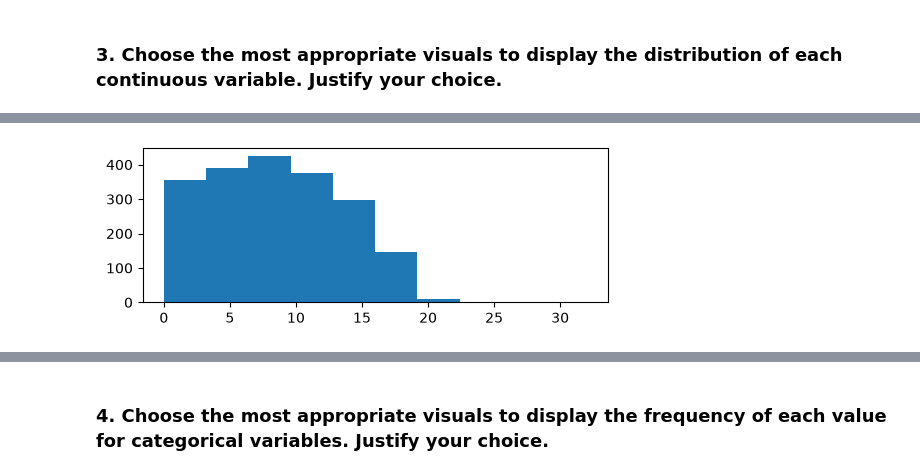
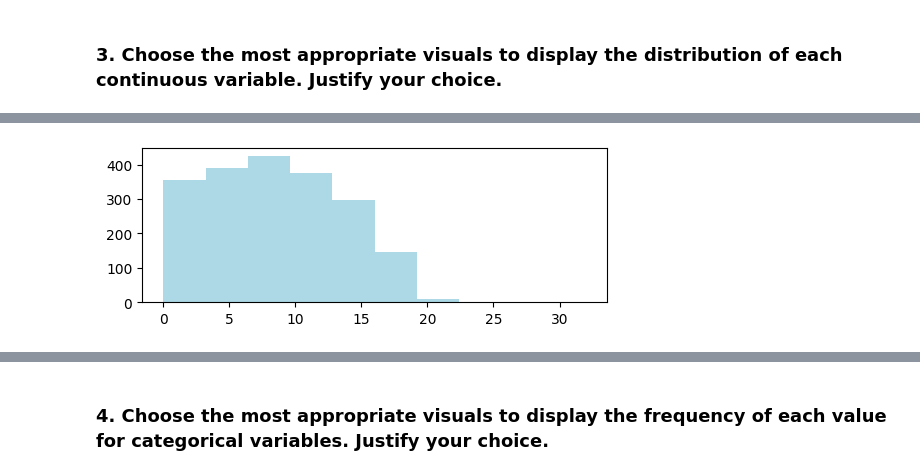
Before and after one commit to maramgueye/datascience_with_python, a Jupyter notebook: Final_Assessment_Gueye_Maram_studentID.ipynb, the cells around one changed output, grey strips where cells are left out. Cells and saved outputs as stored; diff of their text form; code cells hidden in the pictures.

```diff
--- a/Final_Assessment_Gueye_Maram_studentID.ipynb
+++ b/Final_Assessment_Gueye_Maram_studentID.ipynb
@@ -80,5 +89,6 @@ for n in test_lst:
 # %%
-data=pd.read_excel('data_invoices.xlsx', sheet_name='data_invoices')
+data=pd.read_excel('data_invoices (2).xlsx', sheet_name='data_invoices')
+
 data.head(7)
 # %% [output]
 |  | id_invoice | amount | age customer | items bought | debit card |
@@ -198,7 +193,6 @@ Type:      function
 # %%
-# for debit since we have 2 values then scatter plot?
 plt.figure(figsize=(6,2))
-plt.hist(data['items bought'])
+plt.hist(data['items bought'], color='lightblue')
 plt.show()
 # %% [output]
-[figure, old version]
+[figure, new version]
```
Also changed, not shown: parts of 26 cells of this notebook.
